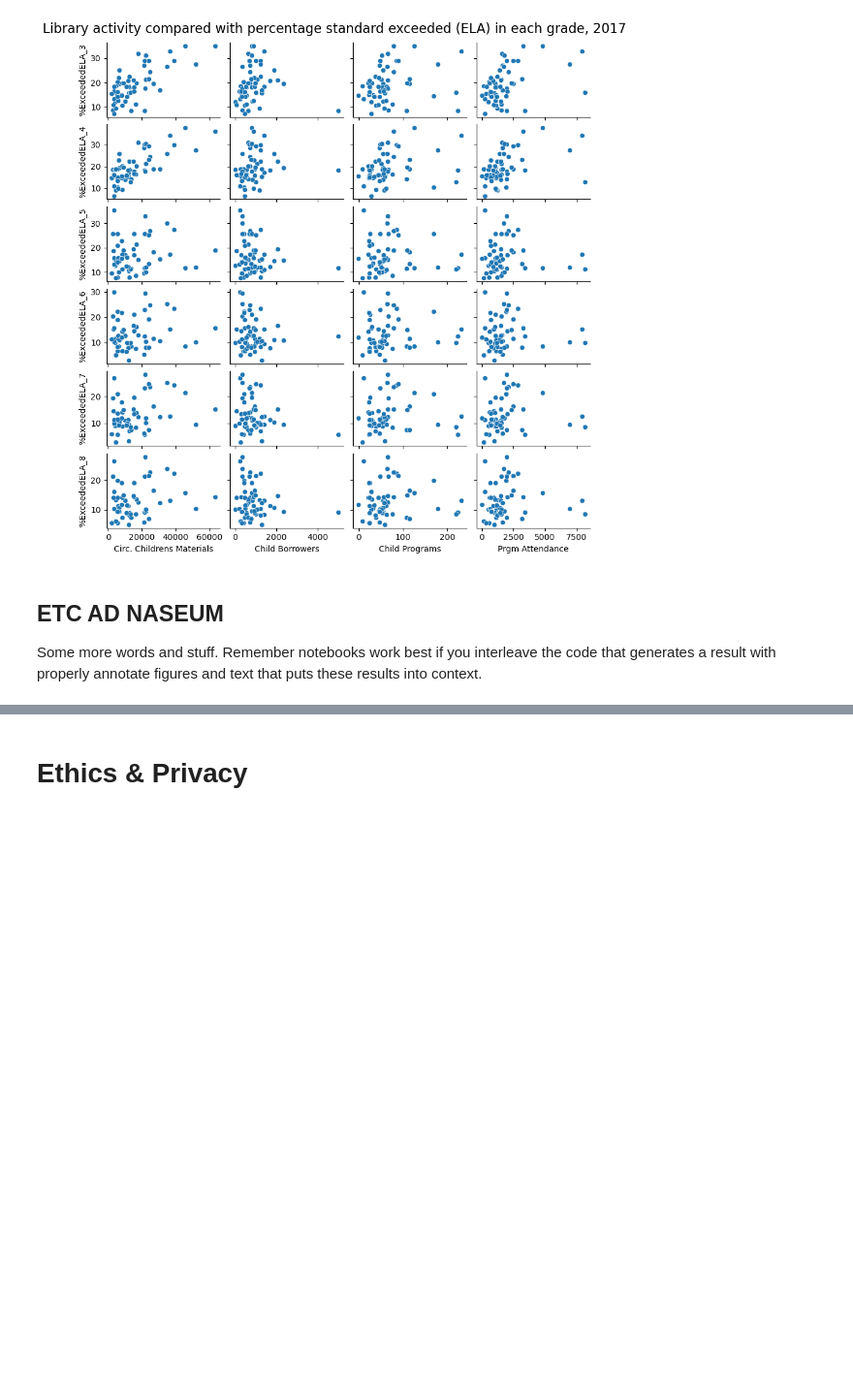
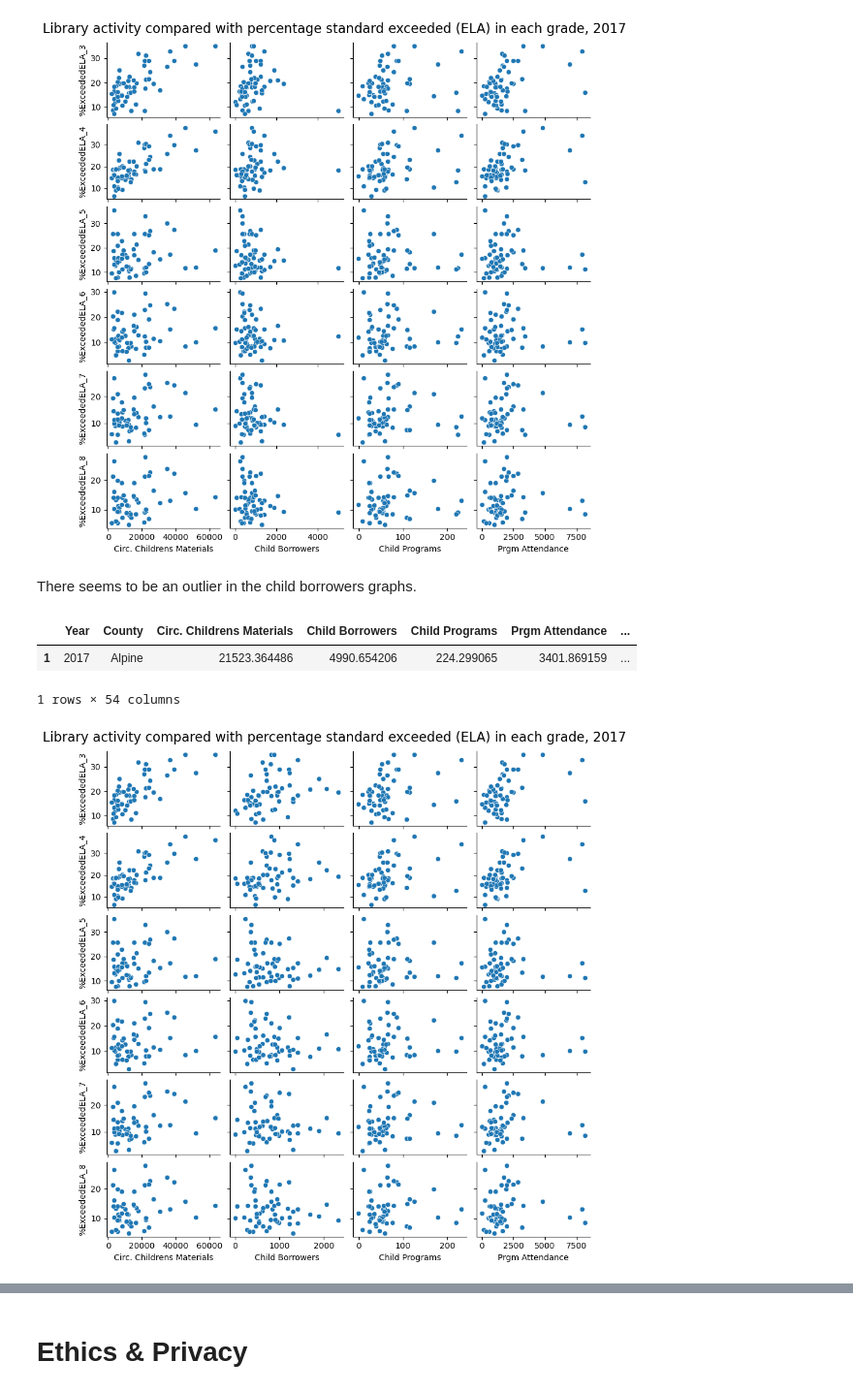
Before and after one commit to KaitlynChou/COGS-108-Project, a Jupyter notebook: FinalProject_Group057_WI24.ipynb, the cells around one changed output, grey strips where cells are left out. Shown at 97% size. Drawn from its saved outputs; the diff is of its cells as text; code cells hidden in the pictures; blank space fills up the shorter version.

```diff
--- a/FinalProject_Group057_WI24.ipynb
+++ b/FinalProject_Group057_WI24.ipynb
@@ -639,6 +639,7 @@ for i in range (2017, 2023):
     if i==2020: # skip 2020
         continue
     year_dfs[f"{i}"] = pd.DataFrame({'Year': f"{i}",
+                                     'County': libraries_per[libraries_per['Year']==i]['County'].reset_index(drop=True),
                         'Circ. Childrens Materials': libraries_per[libraries_per['Year']==i]['Circ. Childrens Materials Per 1k Children'].reset_index(drop=True),
                         'Child Borrowers': libraries_per[libraries_per['Year']==i]['Children Borrowers Per 1k Children'].reset_index(drop=True),
                         'Child Programs': libraries_per[libraries_per['Year']==i]["Children's Programs Per 1k Children"].reset_index(drop=True),
@@ -660,13 +661,10 @@ df_2021 = year_dfs['2021']
 df_2022 = year_dfs['2022']
 del year_dfs
 # %%
-# Pairplot of Library Participation variables and Percentage Standard Exceeded
-x_vars = ['Circ. Childrens Materials', 'Child Borrowers', 'Child Programs', 'Prgm Attendance']
-sns.pairplot(df_2017, x_vars=x_vars, y_vars=['%ExceededELA_3', '%ExceededELA_4', '%ExceededELA_5', '%ExceededELA_6', '%ExceededELA_7', '%ExceededELA_8'], height=1.5, aspect=1.5);
+# Pairplot of Library Participation variables and Percentage Standard Exceeded in ELA
+lib_vars = ['Circ. Childrens Materials', 'Child Borrowers', 'Child Programs', 'Prgm Attendance']
+ela_vars = ['%ExceededELA_3', '%ExceededELA_4', '%ExceededELA_5', '%ExceededELA_6', '%ExceededELA_7', '%ExceededELA_8']
+sns.pairplot(df_2017, x_vars=lib_vars, y_vars=ela_vars, height=1.5, aspect=1.5);
 plt.suptitle("Library activity compared with percentage standard exceeded (ELA) in each grade, 2017", y=1.02, fontsize=16);
 # %% [output]
 [figure]
-# %% [markdown]
-## ETC AD NASEUM
-
-Some more words and stuff.  Remember notebooks work best if you interleave the code that generates a result with properly annotate figures and text that puts these results into context.
@@ -675,0 +671,16 @@ Some more words and stuff.  Remember notebooks work best if you interleave the c
+# %% [markdown]
+There seems to be an outlier in the child borrowers graphs.
+# %%
+# Which county is the outlier?
+df_2017[df_2017['Child Borrowers']==df_2017['Child Borrowers'].max()]
+# %% [output]
+|  | Year | County | Circ. Childrens Materials | Child Borrowers | Child Programs | Prgm Attendance | ... |
+| 1 | 2017 | Alpine | 21523.364486 | 4990.654206 | 224.299065 | 3401.869159 | ... |
+1 rows × 54 columns
+# %%
+# Test: how it looks without outlier
+df_2017 = df_2017[df_2017['County']!='Alpine']
+sns.pairplot(df_2017, x_vars=lib_vars, y_vars=['%ExceededELA_3', '%ExceededELA_4', '%ExceededELA_5', '%ExceededELA_6', '%ExceededELA_7', '%ExceededELA_8'], height=1.5, aspect=1.5);
+plt.suptitle("Library activity compared with percentage standard exceeded (ELA) in each grade, 2017", y=1.02, fontsize=16);
+# %% [output]
+[figure, added]
```
Also changed, not shown: parts of 15 cells of this notebook.
